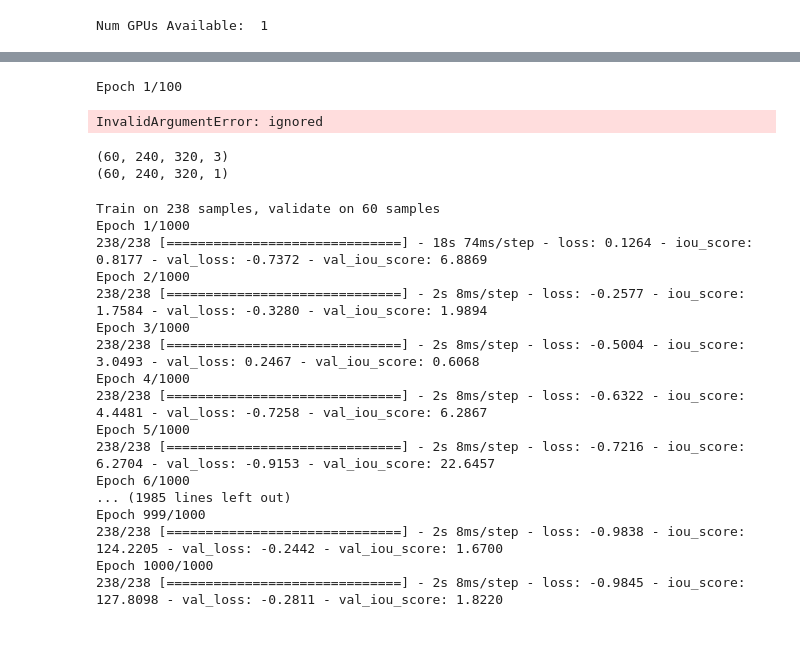
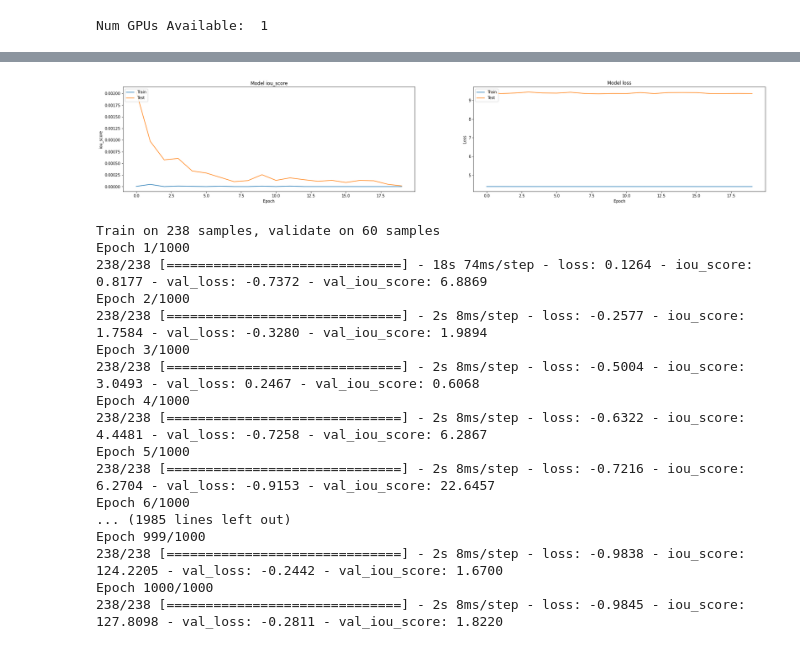
Before and after one commit to bhanuteja2001/SegPC-2021, a Jupyter notebook: Unet.ipynb, the cells around one changed output, grey strips where cells are left out. Saved outputs shown, nothing was run; the diff lists cells and outputs as text; code cells hidden in the pictures.

```diff
--- a/Unet.ipynb
+++ b/Unet.ipynb
@@ -130,3 +97,6 @@ x_train, x_val, y_train, y_val = train_test_split(X, Y, test_size=0.2, random_st
 # preprocess input
 x_train = preprocess_input(x_train)
 x_val = preprocess_input(x_val)
+
+CLASSES = ['Cytoplasm', 'Nucleus']
+LR = 0.0001
@@ -166,40 +162,56 @@ checkpoint_every_epoch = list(get_checkpoint_every_epoch())
 # %%
 from keras.preprocessing.image import ImageDataGenerator
-from livelossplot import PlotLossesKeras
 
 train_datagen = ImageDataGenerator(
-        #rescale=1./255,
+        rescale=1./255,
         #channel_shift_range=150.0,
         vertical_flip=True,
         horizontal_flip=True,
-        brightness_range=[0.4,1.5])
+        #brightness_range=[0.4,1.5]
+        preprocessing_function=preprocess_input
+        )
 
-val_datagen = ImageDataGenerator(#rescale=1./255,
+val_datagen = ImageDataGenerator(rescale=1./255,
                                  vertical_flip=True,
                                  horizontal_flip=True,
-                                 brightness_range=[0.4,1.5])
+                                 #brightness_range=[0.4,1.5]
+                                 preprocessing_function=preprocess_input
+                                 )
 
 BS = 32
-EPOCHS = 100
+EPOCHS = 20
 
 H = model.fit_generator(
-    train_datagen.flow(x_train, y_train, batch_size = BS),
+    train_datagen.flow(x_train, y_train, batch_size = BS, shuffle=True),
     epochs=EPOCHS,
     #verbose=1,
-    validation_data=(x_val, y_val),
-    callbacks=[PlotLossesKeras()]
+    validation_data=val_datagen.flow(x_val, y_val, batch_size = 1, shuffle = False),
+    callbacks=callbacks
     )
 
 accuracy = model.evaluate(x_val, y_val)
-# %% [output]
-Epoch 1/100
-InvalidArgumentError: ignored
-# %%
-print(x_val.shape)
-print(y_val.shape)
-# %% [output]
-(60, 240, 320, 3)
-(60, 240, 320, 1)
+# %%
+# Plot training & validation iou_score values
+plt.figure(figsize=(30, 5))
+plt.subplot(121)
+plt.plot(H.history['iou_score'])
+plt.plot(H.history['val_iou_score'])
+plt.title('Model iou_score')
+plt.ylabel('iou_score')
+plt.xlabel('Epoch')
+plt.legend(['Train', 'Test'], loc='upper left')
+
+# Plot training & validation loss values
+plt.subplot(122)
+plt.plot(H.history['loss'])
+plt.plot(H.history['val_loss'])
+plt.title('Model loss')
+plt.ylabel('Loss')
+plt.xlabel('Epoch')
+plt.legend(['Train', 'Test'], loc='upper left')
+plt.show()
+# %% [output]
+[figure, added]
 # %%
 # fit model
 # if you use data generator use model.fit_generator(...) instead of model.fit(...)
```
Also changed, not shown: parts of 14 cells of this notebook.
